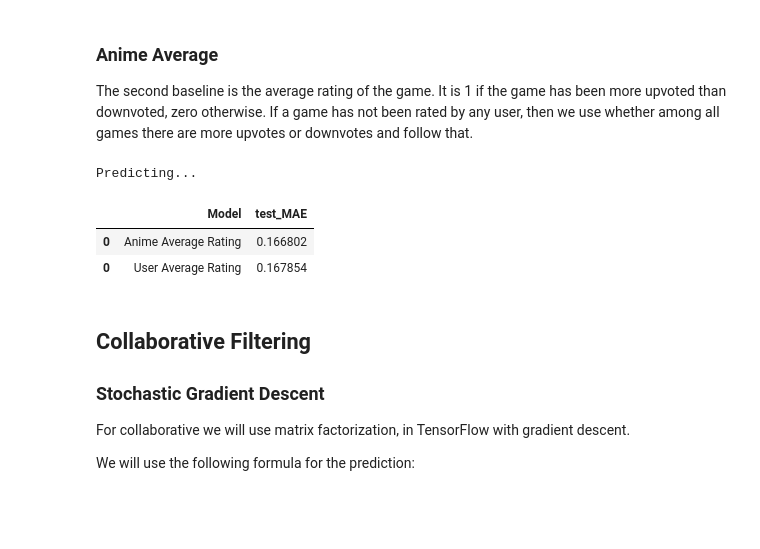
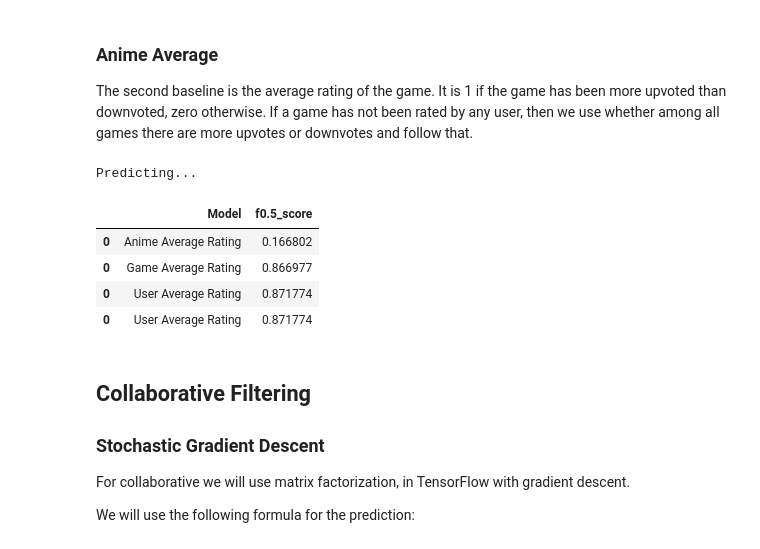
Before and after one commit to akseljoonas/rec-system-MLFortnight, a Jupyter notebook: main_model.ipynb, the cells around one changed output. Drawn from its saved outputs; the diff is of its cells as text; code cells hidden in the pictures; blank space fills up the shorter version.

```diff
--- a/main_model.ipynb
+++ b/main_model.ipynb
@@ -352,12 +331,12 @@ train[columns_to_scale] = train_scaled
 
 Let's create a table to store the results of the models.
 # %%
-results = pd.DataFrame(columns=['Model', 'test_MAE'])
+results = pd.DataFrame(columns=['Model', 'f0.5_score'])
 
-def add_res(model_name, test_mae):
+def add_res(model_name, score):
     global results
-    results = pd.concat([results, pd.DataFrame([[model_name, test_mae]], columns=['Model', 'test_MAE'])])
-    display(results.sort_values(by=['test_MAE']))
+    results = pd.concat([results, pd.DataFrame([[model_name, score]], columns=['Model', 'f0.5_score'])])
+    display(results.sort_values(by=['f0.5_score']))
 # %% [markdown]
 ## Baselines Model
 
@@ -442,40 +420,40 @@ class GameAverageRating:
         self.default_rating = 1 if global_ones >= global_zeros else 0
 
         # Calculate games total ratings and positive ratings
         game_counts = X.groupby('appid')['voted_up'].count()
         game_positive_counts = X.groupby('appid')['voted_up'].sum()
 
         # Avoid division by zero by adding a small epsilon
         epsilon = 1e-8
 
         # Calculate user rating
         game_ratios = (game_positive_counts + epsilon) / (game_counts + epsilon)
         self.game_ratings = game_ratios.apply(lambda x: 1 if x >= 0.5 else 0)
 
     def predict(self, X):
         print("Predicting...")
         y_pred = []
         for game_id in tqdm_notebook(X.appid):
             if game_id in self.game_ratings:
                 y_pred.append(self.game_ratings[game_id])
             else:
                 y_pred.append(self.default_rating)
 
         return np.array(y_pred)
 
 game_average_rating = GameAverageRating()
 game_average_rating.fit(train, train.voted_up)
 
 y_pred = game_average_rating.predict(eval)
-
-mae = mean_absolute_error(eval.voted_up, y_pred)
-
-add_res('Anime Average Rating', mae)
+fbeta = fbeta_score(eval.voted_up, y_pred, beta=0.5)
+add_res('Game Average Rating', fbeta)
 # %% [output]
 Predicting...
-|  | Model | test_MAE |
+|  | Model | f0.5_score |
 | 0 | Anime Average Rating | 0.166802 |
-| 0 | User Average Rating | 0.167854 |
+| 0 | Game Average Rating | 0.866977 |
+| 0 | User Average Rating | 0.871774 |
+| 0 | User Average Rating | 0.871774 |
 # %% [markdown]
 ## Collaborative Filtering
 
```
Also changed, not shown: parts of 18 cells of this notebook.
